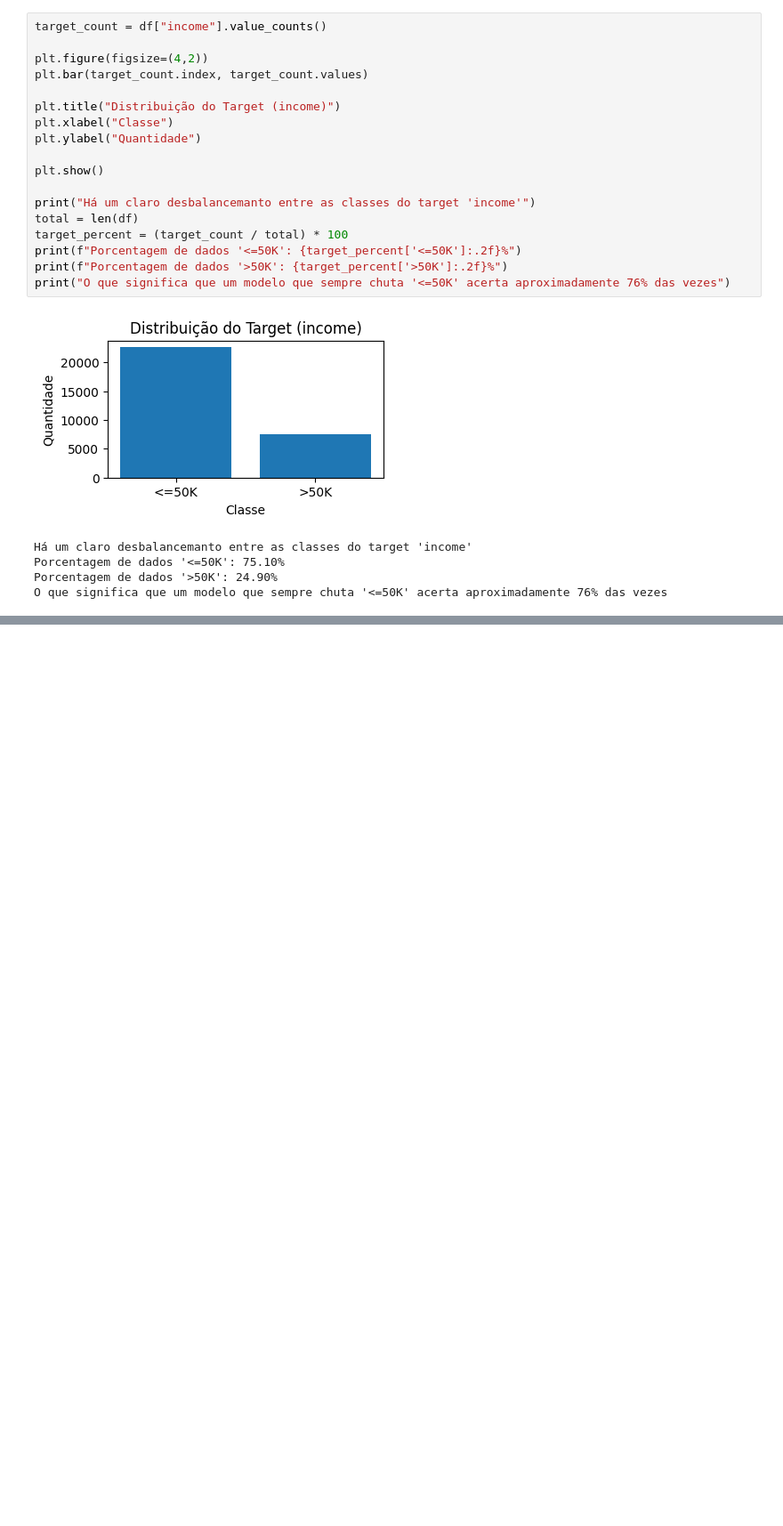
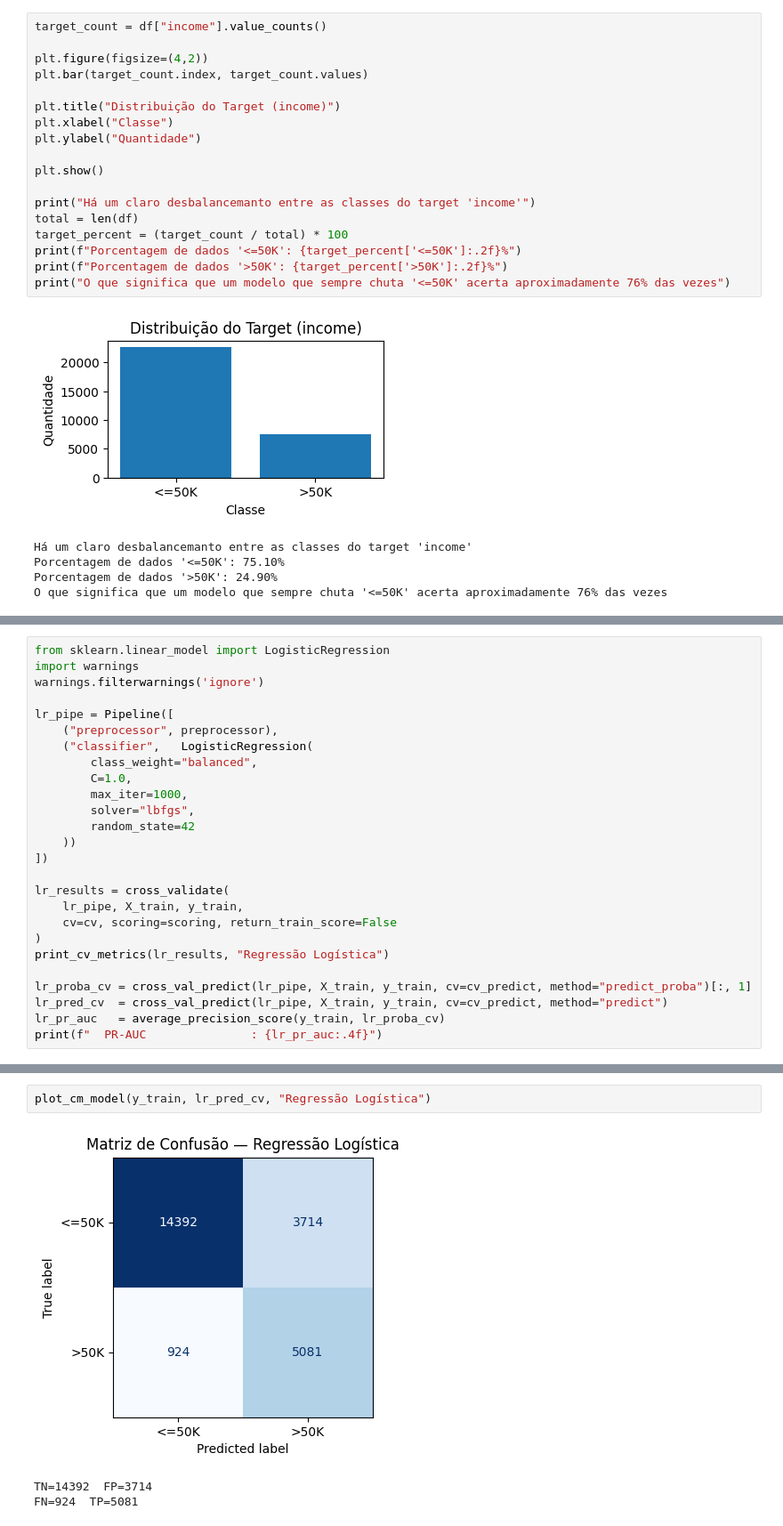
Before and after one commit to iranhonorato/APS-Machine-Learning, a Jupyter notebook: src/aps2_classificacao.ipynb, the cells around one changed output, grey strips where cells are left out. Shown at 89% size. Saved outputs shown, nothing was run; the diff lists cells and outputs as text; blank space fills up the shorter version.

```diff
--- a/src/aps2_classificacao.ipynb
+++ b/src/aps2_classificacao.ipynb
@@ -838,0 +580,26 @@ weighted avg       0.86      0.83      0.84      6028
+# %%
+from sklearn.linear_model import LogisticRegression
+import warnings
+warnings.filterwarnings('ignore')
+
+lr_pipe = Pipeline([
+    ("preprocessor", preprocessor),
+    ("classifier",   LogisticRegression(
+        class_weight="balanced",
+        C=1.0,
+        max_iter=1000,
+        solver="lbfgs",
+        random_state=42
+    ))
+])
+
+lr_results = cross_validate(
+    lr_pipe, X_train, y_train,
+    cv=cv, scoring=scoring, return_train_score=False
+)
+print_cv_metrics(lr_results, "Regressão Logística")
+
+lr_proba_cv = cross_val_predict(lr_pipe, X_train, y_train, cv=cv_predict, method="predict_proba")[:, 1]
+lr_pred_cv  = cross_val_predict(lr_pipe, X_train, y_train, cv=cv_predict, method="predict")
+lr_pr_auc   = average_precision_score(y_train, lr_proba_cv)
+print(f"  PR-AUC               : {lr_pr_auc:.4f}")
@@ -838,0 +625,6 @@ weighted avg       0.86      0.83      0.84      6028
+# %%
+plot_cm_model(y_train, lr_pred_cv, "Regressão Logística")
+# %% [output]
+[figure, added]
+TN=14392  FP=3714
+FN=924  TP=5081
```
Also changed, not shown: parts of 70 cells of this notebook.
